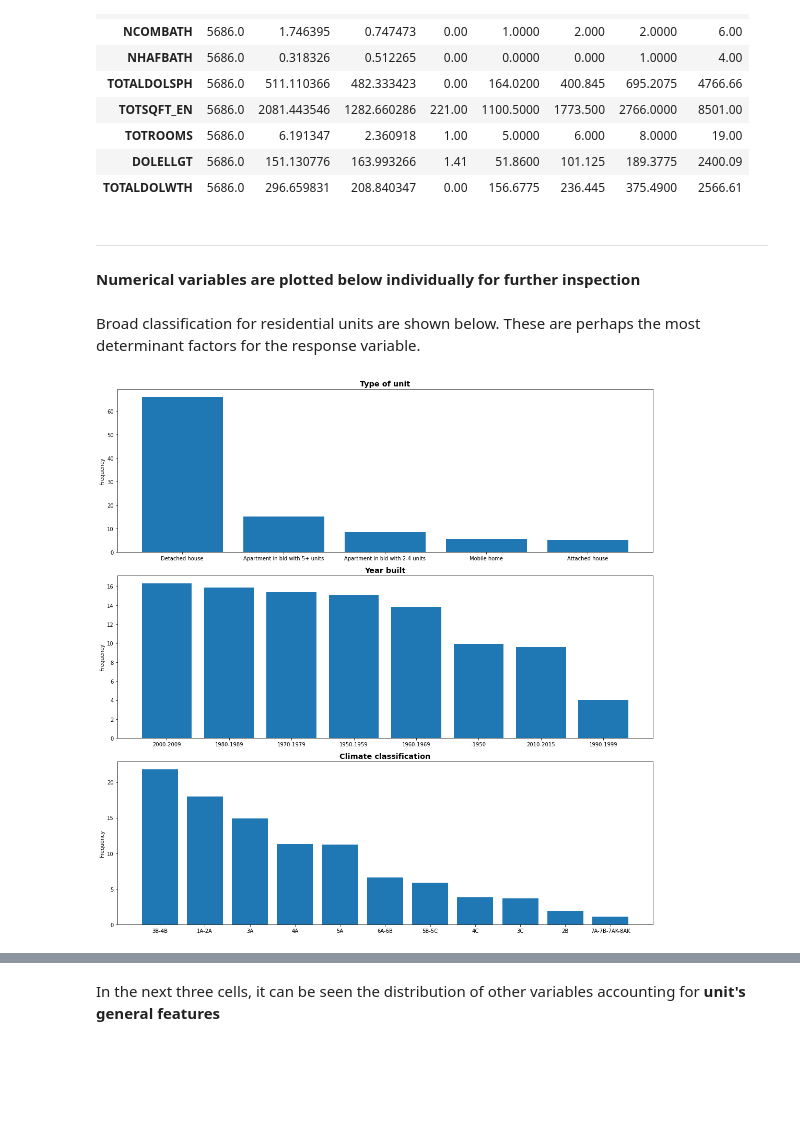
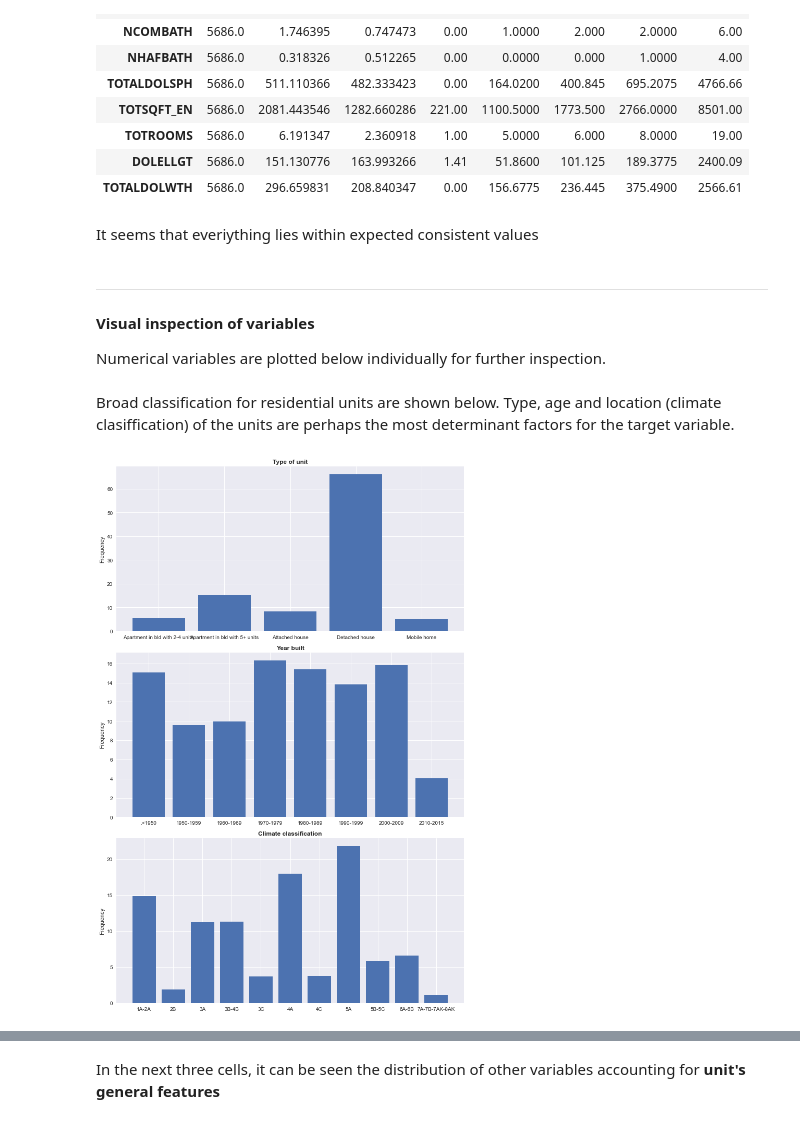
Before and after one commit to jvrnuno/Capstone-2, a Jupyter notebook: notebooks/1A_JNT_collection_and_inspection.ipynb, the cells around one changed output, grey strips where cells are left out. Cells and saved outputs as stored; diff of their text form; code cells hidden in the pictures; blank space fills up the shorter version.

Commit message:
Add new comments, plots and code

```diff
--- a/notebooks/1A_JNT_collection_and_inspection.ipynb
+++ b/notebooks/1A_JNT_collection_and_inspection.ipynb
@@ -221,25 +224,25 @@ df = df.astype(dtypes_dict)
 # %%
 # Change category names in category variables for better readability
 
-cooltype = {1:'Central AC', 2:'Individual units', 3:'Both central and individual', -2:'NA'}
+cooltype = {1:'Central AC', 2:'Individual units', 3:'Both central and individual', -2:'None'}
 df['COOLTYPE'].replace(cooltype, inplace=True)
 
-equipage = {1:'-2 yrs', 2:'2-4 yrs', 3:'5-9 yrs', 41:'10-14 yrs', 42:'15-19 yrs', 5:'+20 yrs', -2:'NA'}
+equipage = {1:'A: -2 yrs', 2:'B: 2-4 yrs', 3:'C: 5-9 yrs', 41:'D: 10-14 yrs', 42:'E: 15-19 yrs', 5:'F: +20 yrs', -2:'None'}
 df['EQUIPAGE'].replace(equipage, inplace=True)
 
-equipm = {2:'Steam/hot water system', 3:'Central furnace', 4:'Heat pump', 5:'Built-in electric units', 6:'Built-in pipeless furnace', 7:'Built-in room gas/oil heater', 8:'Wood-burning stove', 9:'Fireplace', 10:'Portable electric heaters', 21:'Other', -2:'NA'}
+equipm = {2:'Steam/hot water system', 3:'Central furnace', 4:'Heat pump', 5:'Built-in electric units', 6:'Built-in pipeless furnace', 7:'Built-in room gas/oil heater', 8:'Wood-burning stove', 9:'Fireplace', 10:'Portable electric heaters', 21:'Other', -2:'None'}
 df['EQUIPM'].replace(equipm, inplace=True)
 
-fuelheat = {1:'Natural gas', 2:'Propane', 3:'Fuel oil/kerosene', 5:'Electricity', 7:'Wood', 21:'Other', -2:'NA'}
+fuelheat = {1:'Natural gas', 2:'Propane', 3:'Fuel oil/kerosene', 5:'Electricity', 7:'Wood', 21:'Other', -2:'None'}
 df['FUELHEAT'].replace(fuelheat, inplace=True)
 
 kownrent = {1:'Owned', 2:'Rented', 3:'Occupied'}
 df['KOWNRENT'].replace(kownrent, inplace=True)
 
-moneypy = {1:'-$20,000', 2:'$20,000-$39,999', 3:'$40,000-$59,999', 4:'$60,000-$79,999', 5:'$80,000-$99,999', 6:'$100,000-$119,999', 7:'$120,000-$139,999', 8:'+$140,000'}
+moneypy = {1:'A: -$20,000', 2:'B: $20,000-$39,999', 3:'C: $40,000-$59,999', 4:'D: $60,000-$79,999', 5:'E: $80,000-$99,999', 6:'F: $100,000-$119,999', 7:'G: $120,000-$139,999', 8:'H: +$140,000'}
 df['MONEYPY'].replace(moneypy, inplace=True)
 
-rooftype = {1:'Ceramic tiles', 2:'Wood shingles', 3:'Metal', 4:'Slate/synthetic shake', 5:'Shingles', 7:'Concrete tiles', 9:'Other', -2:'NA'}
+rooftype = {1:'Ceramic tiles', 2:'Wood shingles', 3:'Metal', 4:'Slate/synthetic shake', 5:'Shingles', 7:'Concrete tiles', 9:'Other', -2:'None'}
 df['ROOFTYPE'].replace(rooftype, inplace=True)
 
 stories = {10:'1', 20:'2', 31:'3', 32:'+4', 40:'Split-level', -2:'NA'}
@@ -251,5 +254,5 @@ df['TYPEHUQ'].replace(typehuq, inplace=True)
 walltype = {1:'Brick', 2:'Wood', 3:'Siding', 4:'Stucco', 5:'Shingle', 6:'Stone', 7:'Concrete or concrete block', 9:'Other'}
 df['WALLTYPE'].replace(walltype, inplace=True)
 
-yearmaderange = {1:'-1950', 2:'1950-1959', 3:'1960-1969', 4:'1970-1979', 5:'1980-1989', 6:'1990-1999', 7:'2000-2009', 8:'2010-2015'}
+yearmaderange = {1:'.<1950', 2:'1950-1959', 3:'1960-1969', 4:'1970-1979', 5:'1980-1989', 6:'1990-1999', 7:'2000-2009', 8:'2010-2015'}
 df['YEARMADERANGE'].replace(yearmaderange, inplace=True)
@@ -273,37 +278,46 @@ df.describe().T
 | TOTROOMS | 5686.0 | 6.191347 | 2.360918 | 1.00 | 5.0000 | 6.000 | 8.0000 | 19.00 |
 | DOLELLGT | 5686.0 | 151.130776 | 163.993266 | 1.41 | 51.8600 | 101.125 | 189.3775 | 2400.09 |
 | TOTALDOLWTH | 5686.0 | 296.659831 | 208.840347 | 0.00 | 156.6775 | 236.445 | 375.4900 | 2566.61 |
+# %% [markdown]
+It seems that everiything lies within expected consistent values
 # %% [markdown]
 ---
-**Numerical variables are plotted below individually for further inspection**
+**Visual inspection of variables**
+
+Numerical variables are plotted below individually for further inspection.
 # %%
-# Create a function to generate a PMF plot
+# Create a function to generate a PMF plot for categorical and discrete variables
 
 def Pmf(series, Title):
     '''Generates a probability mass function (PMF) of a pandas series'''
-    pmf = series.value_counts()*100 / len(series)
-    plt.bar(series.unique(), pmf)
-    plt.xticks(series.unique())
+    value = series.value_counts().sort_index()
+    pmf = value*100 / len(series)
+    plt.bar(value.index, pmf)
+    plt.xticks(value.index)
     plt.ylabel('Frequency')
-    plt.title(Title, fontsize='x-large', fontweight='bold')
+    plt.title(Title, fontsize='large', fontweight='bold')
+# %%
+# Set visual style for graphs
+
+plt.style.use('seaborn')
 # %% [markdown]
-Broad classification for residential units are shown below. These are perhaps the most determinant factors for the response variable.
+Broad classification for residential units are shown below. Type, age and location (climate clasiffication) of the units are perhaps the most determinant factors for the target variable.
 # %%
-fig = plt.figure(figsize=(15,15), dpi=72)
+fig = plt.figure(figsize=(10,15), dpi=72)
 
 # Plot type of housing unit
 plt.subplot(3,1,1)
 Pmf(df['TYPEHUQ'], 'Type of unit')
 
 # Plot year built
 plt.subplot(3,1,2)
 Pmf(df['YEARMADERANGE'], 'Year built')
 
 # Plot climate classification
 plt.subplot(3,1,3)
 Pmf(df['IECC_CLIMATE_PUB'], 'Climate classification')
 
 plt.tight_layout()
 plt.show()
 # %% [output]
-[figure, old version]
+[figure, new version]
```
Also changed, not shown: parts of 30 cells of this notebook, 3 other files.
